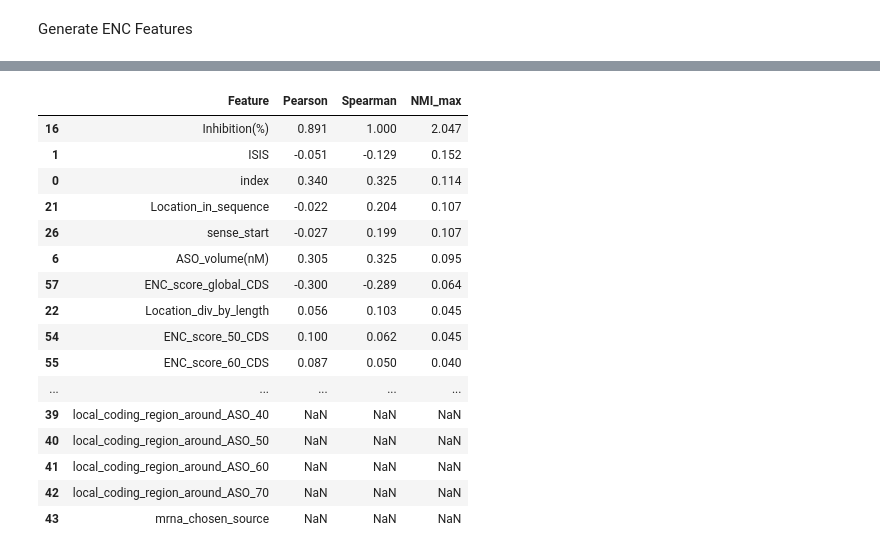
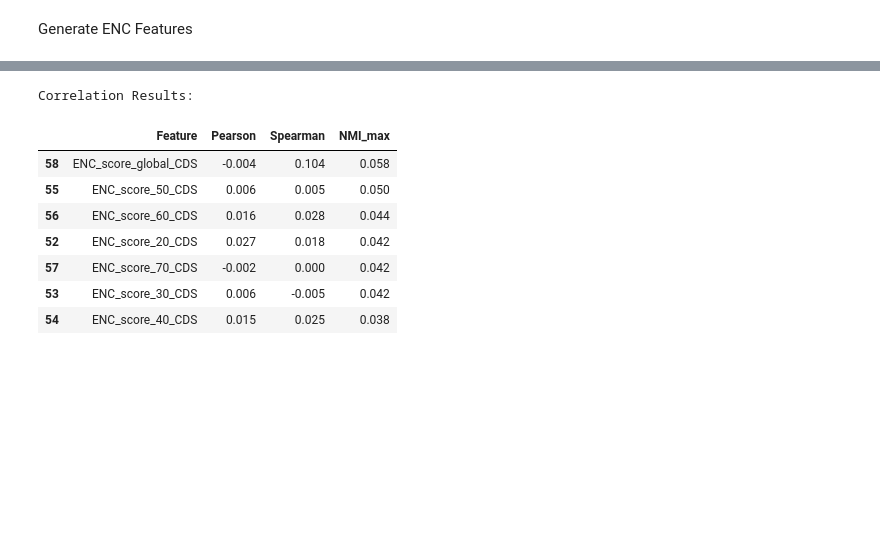
Before and after one commit to RedPenguin100/TAUSO, a Jupyter notebook: notebooks/features/CUB/generate_ENC.ipynb, the cells around one changed output, grey strips where cells are left out. Cells and saved outputs as stored; diff of their text form; code cells hidden in the pictures; blank space fills up the shorter version.

```diff
--- a/notebooks/features/CUB/generate_ENC.ipynb
+++ b/notebooks/features/CUB/generate_ENC.ipynb
@@ -29,0 +18,6 @@ all_data = pd.read_csv(str(csv_path), low_memory=False)
+# %%
+# Load and preprocess the dataset
+# This handles: Filtering Human, Dropping NaNs, Log Correction, and Pre-mRNA Mapping
+all_data = preprocess_aso_data(UPDATED_CSV, include_smiles=False)
+
+print(f"Data ready. Shape: {all_data.shape}")
@@ -144,3 +57,6 @@ Dir: ['exon_concat', 'exon_indices', 'exons', 'five_prime_utr', 'full_mrna', 'ge
+# %%
+# Add structural features (e.g. secondary structure energy)
+all_data = get_populated_df_with_structure_features(all_data, target_genes, gene_to_data)
 # %% [markdown]
 Get CDS and premRNA windows
 # %%
@@ -172,9 +79,6 @@ Feature type:  CDS
 Generate ENC Features
 # %%
 from src.tauso.features.seq_features import compute_ENC
-
-# Define flank sizes
-CDS_WINDOWS = FLANK_SIZES_CDS
 
 # 1. Local ENC for each flank
 for flank in CDS_WINDOWS:
@@ -182,6 +86,3 @@ for flank in CDS_WINDOWS:
     enc_col = f"ENC_score_{flank}_CDS"
 
     df_with_context[enc_col] = df_with_context[local_col].apply(compute_ENC)
-
-# 2. Global ENC for full CDS (calculate once)
-df_with_context["ENC_score_global_CDS"] = df_with_context["cds_sequence"].apply(compute_ENC)
@@ -187,0 +91,21 @@ df_with_context["ENC_score_global_CDS"] = df_with_context["cds_sequence"].apply(
+# %%
+# 1. Pre-calculate ENC scores for the unique set of genes in your registry
+print(f"Pre-calculating Global ENC for {len(ref_registry)} unique genes...")
+
+gene_enc_lookup = {}
+
+for gene, entry in ref_registry.items():
+    cds = entry.get('cds_sequence')
+    if cds:
+        # Compute ENC once per gene
+        gene_enc_lookup[gene] = compute_ENC(cds)
+    else:
+        gene_enc_lookup[gene] = np.nan
+
+# 2. Use the lookup table to populate the dataframe efficiently
+# Vectorized mapping is significantly faster than .apply()
+if CANONICAL_GENE in df_with_context.columns:
+    print("Mapping Global ENC scores to dataframe...")
+    df_with_context["ENC_score_global_CDS"] = df_with_context[CANONICAL_GENE].map(gene_enc_lookup)
+
+print("Global ENC Calculation Complete.")
@@ -188,24 +116,21 @@ df_with_context["ENC_score_global_CDS"] = df_with_context["cds_sequence"].apply(
 # %%
 ENC_LIST = [col for col in df_with_context.columns if 'ENC_score' in col]
-# %%
-from notebooks.features.RNaseH.correlation_test import analyze_feature_correlations
-results_df = analyze_feature_correlations(df_with_context, target='log_inhibition')
-display(results_df)
-# %% [output]
-|  | Feature | Pearson | Spearman | NMI_max |
-| 16 | Inhibition(%) | 0.891 | 1.000 | 2.047 |
-| 1 | ISIS | -0.051 | -0.129 | 0.152 |
-| 0 | index | 0.340 | 0.325 | 0.114 |
-| 21 | Location_in_sequence | -0.022 | 0.204 | 0.107 |
-| 26 | sense_start | -0.027 | 0.199 | 0.107 |
-| 6 | ASO_volume(nM) | 0.305 | 0.325 | 0.095 |
-| 57 | ENC_score_global_CDS | -0.300 | -0.289 | 0.064 |
-| 22 | Location_div_by_length | 0.056 | 0.103 | 0.045 |
-| 54 | ENC_score_50_CDS | 0.100 | 0.062 | 0.045 |
-| 55 | ENC_score_60_CDS | 0.087 | 0.050 | 0.040 |
-| ... | ... | ... | ... | ... |
-| 39 | local_coding_region_around_ASO_40 | NaN | NaN | NaN |
-| 40 | local_coding_region_around_ASO_50 | NaN | NaN | NaN |
-| 41 | local_coding_region_around_ASO_60 | NaN | NaN | NaN |
-| 42 | local_coding_region_around_ASO_70 | NaN | NaN | NaN |
-| 43 | mrna_chosen_source | NaN | NaN | NaN |
+# %%
+from notebooks.utils.correlation_test  import analyze_feature_correlations
+
+# 3. Analyze Correlations
+results_df = analyze_feature_correlations(df_with_context, target='log_inhibition')
+
+# Display Table
+print("Correlation Results:")
+display(results_df[results_df['Feature'].isin(ENC_LIST)])
+# %% [output]
+Correlation Results:
+|  | Feature | Pearson | Spearman | NMI_max |
+| 58 | ENC_score_global_CDS | -0.004 | 0.104 | 0.058 |
+| 55 | ENC_score_50_CDS | 0.006 | 0.005 | 0.050 |
+| 56 | ENC_score_60_CDS | 0.016 | 0.028 | 0.044 |
+| 52 | ENC_score_20_CDS | 0.027 | 0.018 | 0.042 |
+| 57 | ENC_score_70_CDS | -0.002 | 0.000 | 0.042 |
+| 53 | ENC_score_30_CDS | 0.006 | -0.005 | 0.042 |
+| 54 | ENC_score_40_CDS | 0.015 | 0.025 | 0.038 |
```
Also changed, not shown: parts of 16 cells of this notebook, 3 other files.
